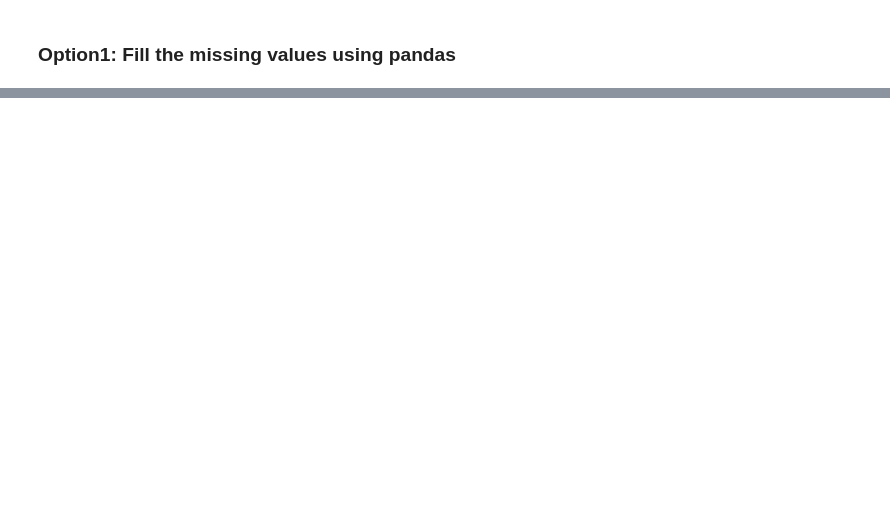
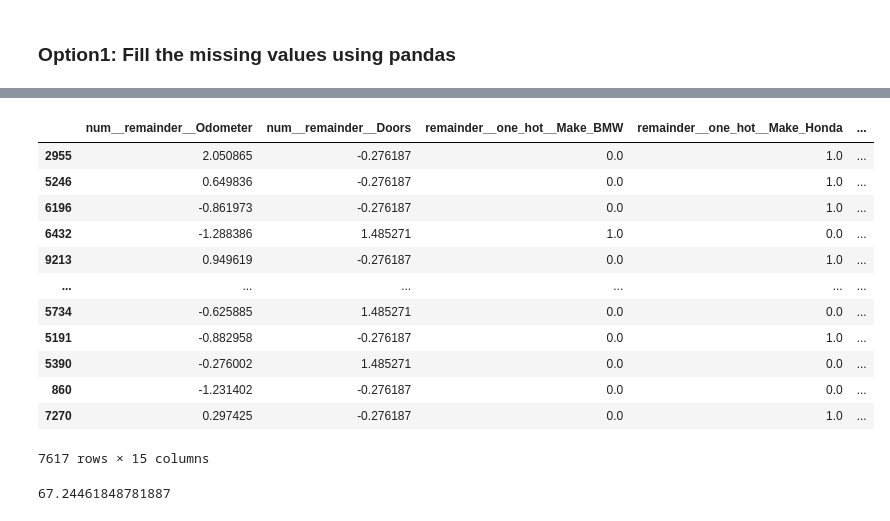
Before and after one commit to abasu1996/intelligentMe, a Jupyter notebook: python-ai-cloud/Untitled.ipynb, the cells around one changed output, grey strips where cells are left out. Drawn from its saved outputs; the diff is of its cells as text; code cells hidden in the pictures; blank space fills up the shorter version.

```diff
--- a/python-ai-cloud/Untitled.ipynb
+++ b/python-ai-cloud/Untitled.ipynb
@@ -195,0 +307,5 @@ car_sales_missing["Colour"].fillna("missing",inplace=True)
+# %%
+X = transfered_df.drop("remainder__remainder__Price",axis=1)
+y = transfered_df["remainder__remainder__Price"]
+y
+X.head()
@@ -195,0 +319,18 @@ car_sales_missing["Colour"].fillna("missing",inplace=True)
+# %%
+X_train, X_test, y_train, y_test = train_test_split(X,y,random_state=42,test_size=0.2)
+# %%
+X_train
+# %% [output]
+|  | num__remainder__Odometer | num__remainder__Doors | remainder__one_hot__Make_BMW | remainder__one_hot__Make_Honda | ... |
+| 2955 | 2.050865 | -0.276187 | 0.0 | 1.0 | ... |
+| 5246 | 0.649836 | -0.276187 | 0.0 | 1.0 | ... |
+| 6196 | -0.861973 | -0.276187 | 0.0 | 1.0 | ... |
+| 6432 | -1.288386 | 1.485271 | 1.0 | 0.0 | ... |
+| 9213 | 0.949619 | -0.276187 | 0.0 | 1.0 | ... |
+| ... | ... | ... | ... | ... | ... |
+| 5734 | -0.625885 | 1.485271 | 0.0 | 0.0 | ... |
+| 5191 | -0.882958 | -0.276187 | 0.0 | 1.0 | ... |
+| 5390 | -0.276002 | 1.485271 | 0.0 | 0.0 | ... |
+| 860 | -1.231402 | -0.276187 | 0.0 | 0.0 | ... |
+| 7270 | 0.297425 | -0.276187 | 0.0 | 1.0 | ... |
+7617 rows × 15 columns
@@ -195,0 +341,4 @@ car_sales_missing["Colour"].fillna("missing",inplace=True)
+# %%
+model.score(X_test,y_test)*100
+# %% [output]
+67.24461848781887
```
Also changed, not shown: parts of 45 cells of this notebook, 13 other files.
